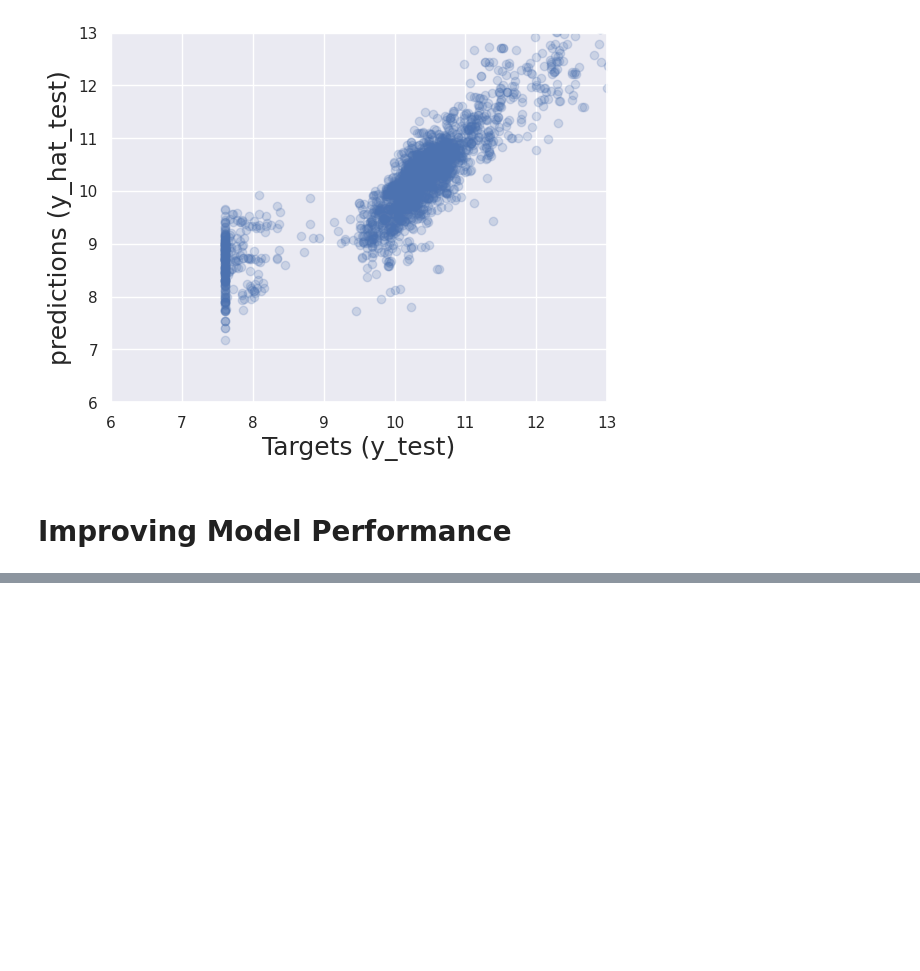
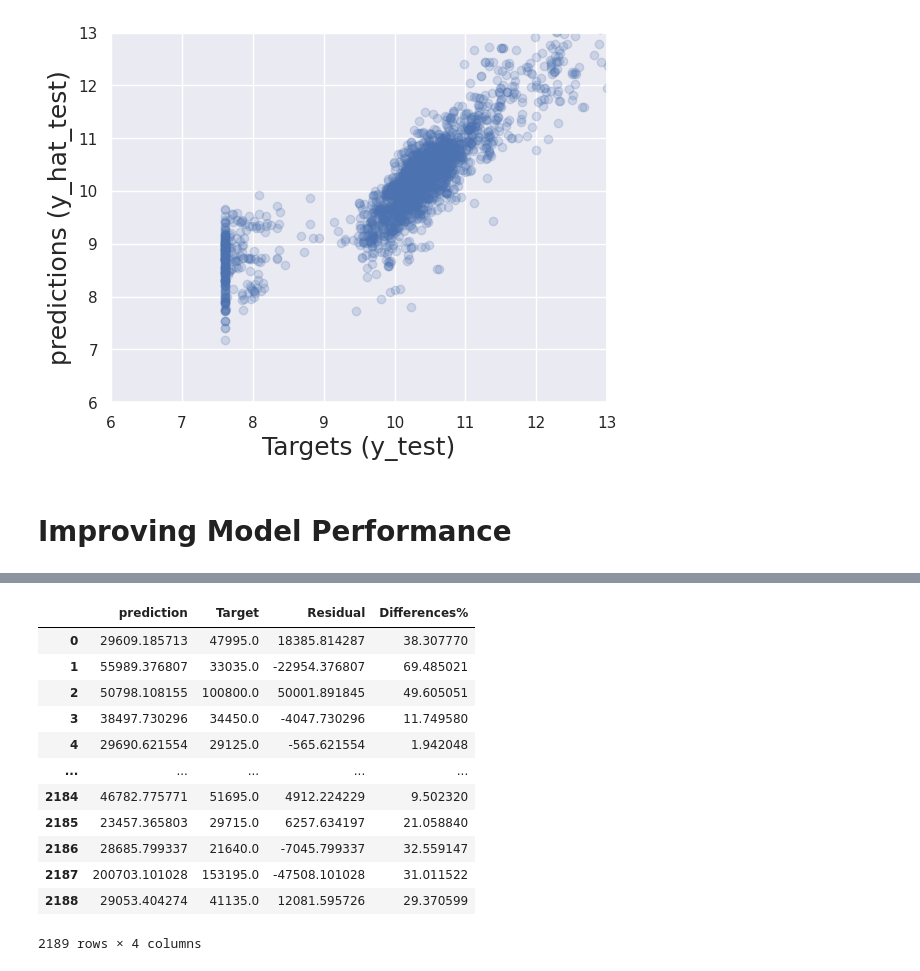
Before and after one commit to justinejoka/Scikit_learn_Car_Prediction, a Jupyter notebook: car-price-prediction-with-scikit-learn.ipynb, the cells around one changed output, grey strips where cells are left out. Drawn from its saved outputs; the diff is of its cells as text; code cells hidden in the pictures; blank space fills up the shorter version.

Commit message:
Kaggle Notebook | Car Price Prediction with Scikit-Learn | Version 6

```diff
--- a/car-price-prediction-with-scikit-learn.ipynb
+++ b/car-price-prediction-with-scikit-learn.ipynb
@@ -601,0 +612,3 @@ plt.show()
+# %%
+df_pf['Target'] = np.exp(y_test)
+df_pf
@@ -601,0 +629,3 @@ plt.show()
+# %%
+y_test = y_test.reset_index(drop=True)
+y_test.head()
@@ -601,0 +639,3 @@ plt.show()
+# %%
+df_pf['Target'] = np.exp(y_test)
+df_pf
@@ -601,0 +656,19 @@ plt.show()
+# %%
+df_pf['Residual'] =df_pf['Target'] - df_pf['prediction']
+# %%
+df_pf['Differences%'] = np.absolute(df_pf['Residual']/df_pf['Target']*100)
+df_pf
+# %% [output]
+|  | prediction | Target | Residual | Differences% |
+| 0 | 29609.185713 | 47995.0 | 18385.814287 | 38.307770 |
+| 1 | 55989.376807 | 33035.0 | -22954.376807 | 69.485021 |
+| 2 | 50798.108155 | 100800.0 | 50001.891845 | 49.605051 |
+| 3 | 38497.730296 | 34450.0 | -4047.730296 | 11.749580 |
+| 4 | 29690.621554 | 29125.0 | -565.621554 | 1.942048 |
+| ... | ... | ... | ... | ... |
+| 2184 | 46782.775771 | 51695.0 | 4912.224229 | 9.502320 |
+| 2185 | 23457.365803 | 29715.0 | 6257.634197 | 21.058840 |
+| 2186 | 28685.799337 | 21640.0 | -7045.799337 | 32.559147 |
+| 2187 | 200703.101028 | 153195.0 | -47508.101028 | 31.011522 |
+| 2188 | 29053.404274 | 41135.0 | 12081.595726 | 29.370599 |
+2189 rows × 4 columns
```
Also changed, not shown: parts of 7 cells of this notebook.
